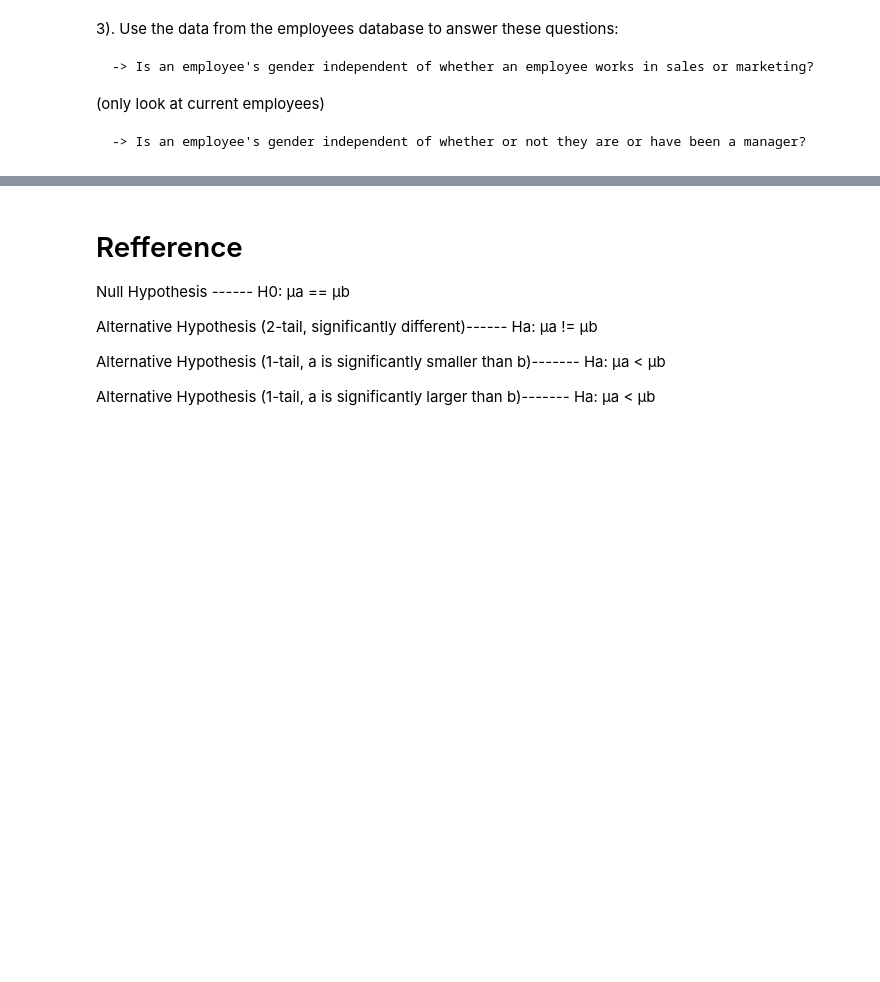
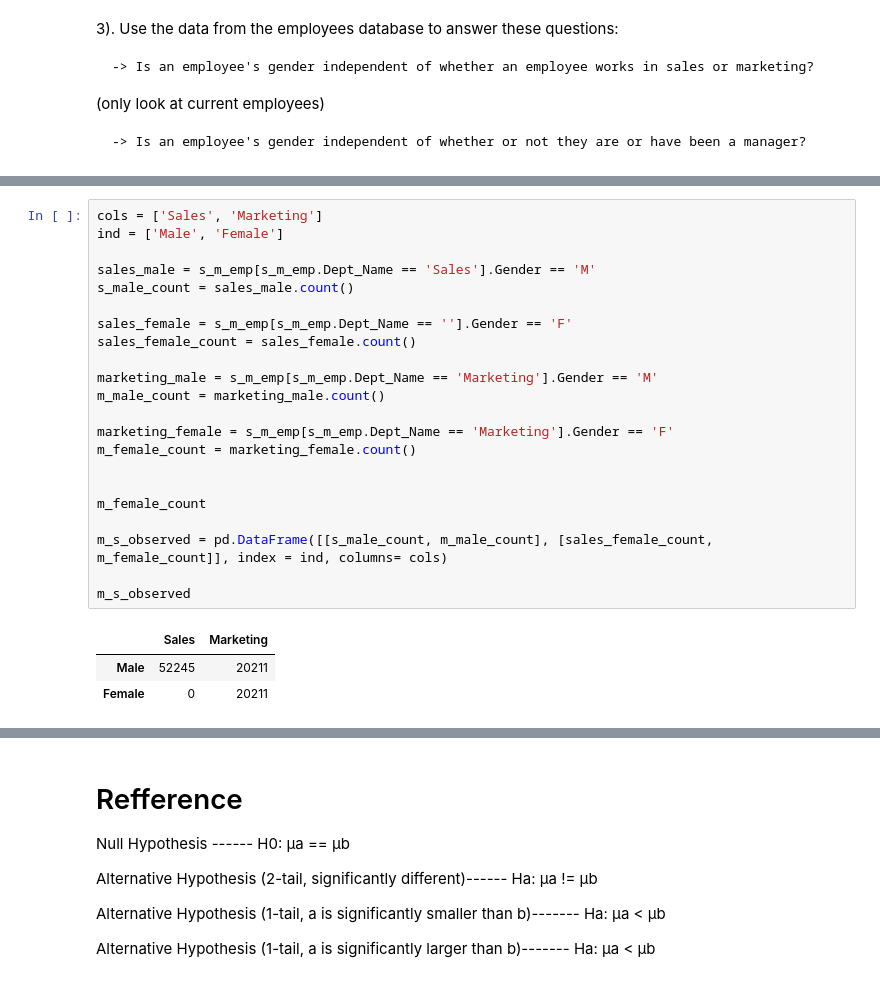
Before and after one commit to stephenkipkurui/statistics-exercises, a Jupyter notebook: hypothesis_testing.ipynb, the cells around one changed output, grey strips where cells are left out. Drawn from its saved outputs; the diff is of its cells as text; blank space fills up the shorter version.

```diff
--- a/hypothesis_testing.ipynb
+++ b/hypothesis_testing.ipynb
@@ -1139,0 +1164,26 @@ Failed to reject Ho: American and foreign cars city and higways mileage do not c
+# %%
+cols = ['Sales', 'Marketing']
+ind = ['Male', 'Female']
+
+sales_male = s_m_emp[s_m_emp.Dept_Name == 'Sales'].Gender == 'M'
+s_male_count = sales_male.count()
+
+sales_female = s_m_emp[s_m_emp.Dept_Name == ''].Gender == 'F'
+sales_female_count = sales_female.count()
+
+marketing_male = s_m_emp[s_m_emp.Dept_Name == 'Marketing'].Gender == 'M'
+m_male_count = marketing_male.count()
+
+marketing_female = s_m_emp[s_m_emp.Dept_Name == 'Marketing'].Gender == 'F'
+m_female_count = marketing_female.count()
+
+
+m_female_count
+
+m_s_observed = pd.DataFrame([[s_male_count, m_male_count], [sales_female_count, m_female_count]], index = ind, columns= cols)
+
+m_s_observed
+# %% [output]
+|  | Sales | Marketing |
+| Male | 52245 | 20211 |
+| Female | 0 | 20211 |
```
Also changed, not shown: parts of 18 cells of this notebook.
